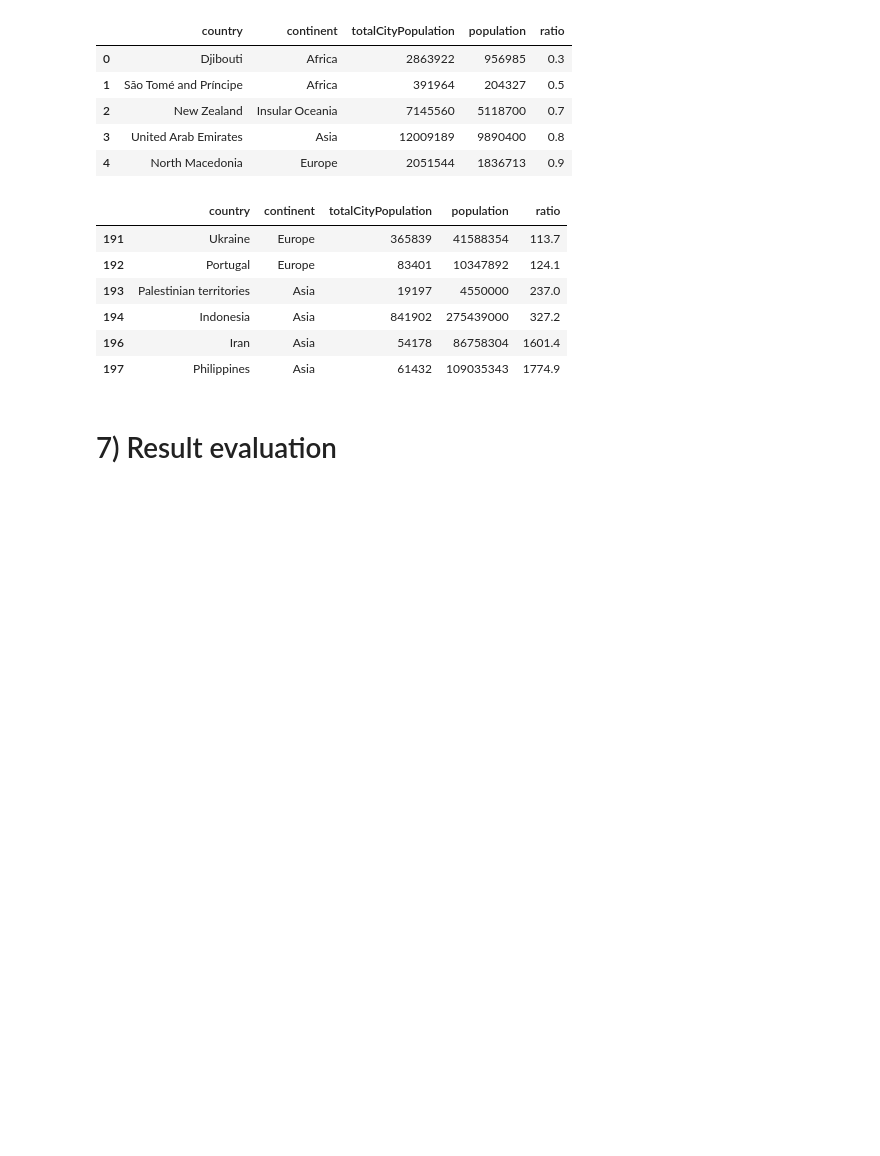
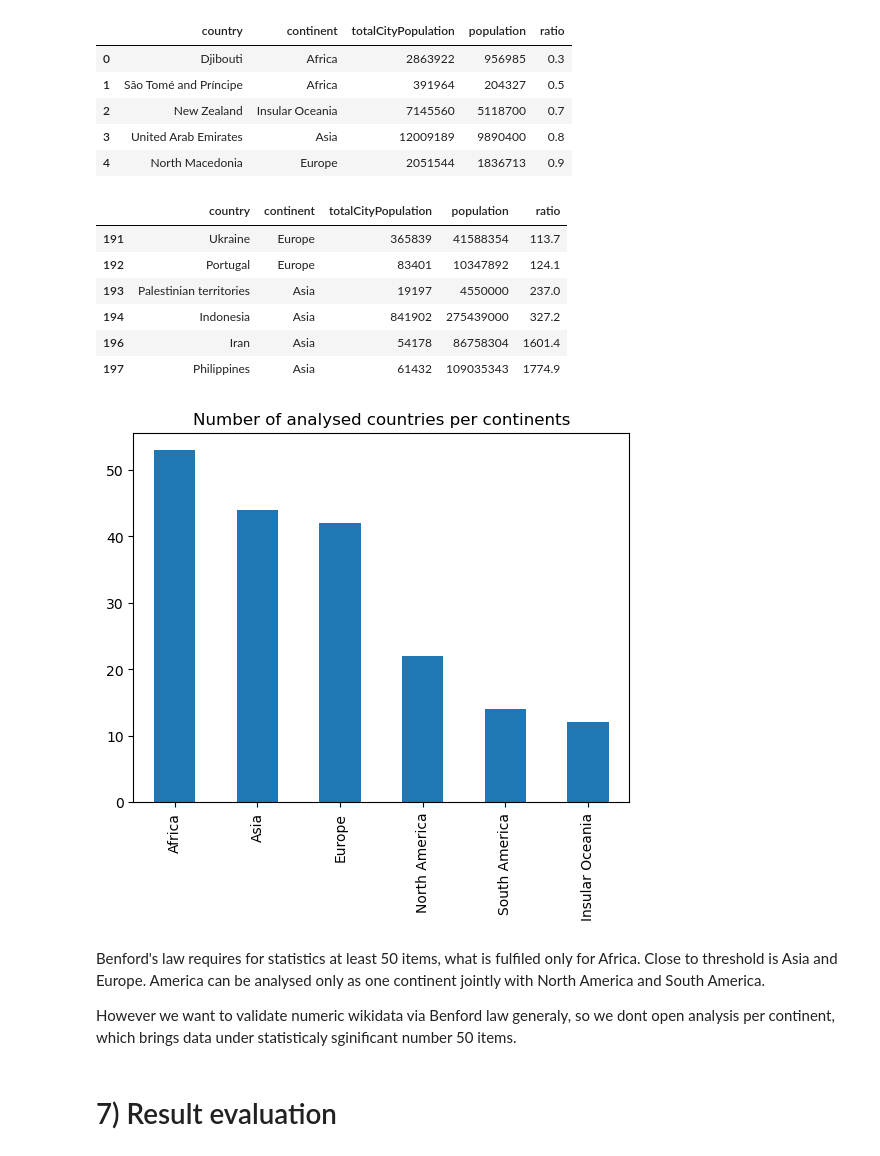
Before and after one commit to zdenekq/BlogPostProjectBenfordLaw, a Jupyter notebook: Population.ipynb, the cells around one changed output. Saved outputs shown, nothing was run; the diff lists cells and outputs as text; code cells hidden in the pictures; blank space fills up the shorter version.

```diff
--- a/Population.ipynb
+++ b/Population.ipynb
@@ -268,6 +268,21 @@ maindataunique[maindataunique["ratio"]>100]
 | 194 | Indonesia | Asia | 841902 | 275439000 | 327.2 |
 | 196 | Iran | Asia | 54178 | 86758304 | 1601.4 |
 | 197 | Philippines | Asia | 61432 | 109035343 | 1774.9 |
+# %%
+continent_values =maindataunique.continent.value_counts()
+#Provide a pandas series of the counts for each continent
+
+# The below should be a bar chart
+
+
+(continent_values/1).plot(kind="bar");
+plt.title("Number of analysed countries per continents");
+# %% [output]
+[figure, added]
+# %% [markdown]
+Benford's law requires for statistics at least 50 items, what is fulfiled only for Africa. Close to threshold is Asia and Europe. America can be analysed only as one continent jointly with North America and South America.
+
+However we want to validate numeric wikidata via Benford law generaly, so we dont open analysis per continent, which brings data under statisticaly sginificant number 50 items.
 # %% [markdown]
 # 7) Result evaluation
 # %% [markdown]
```
Also changed, not shown: parts of 8 cells of this notebook.
